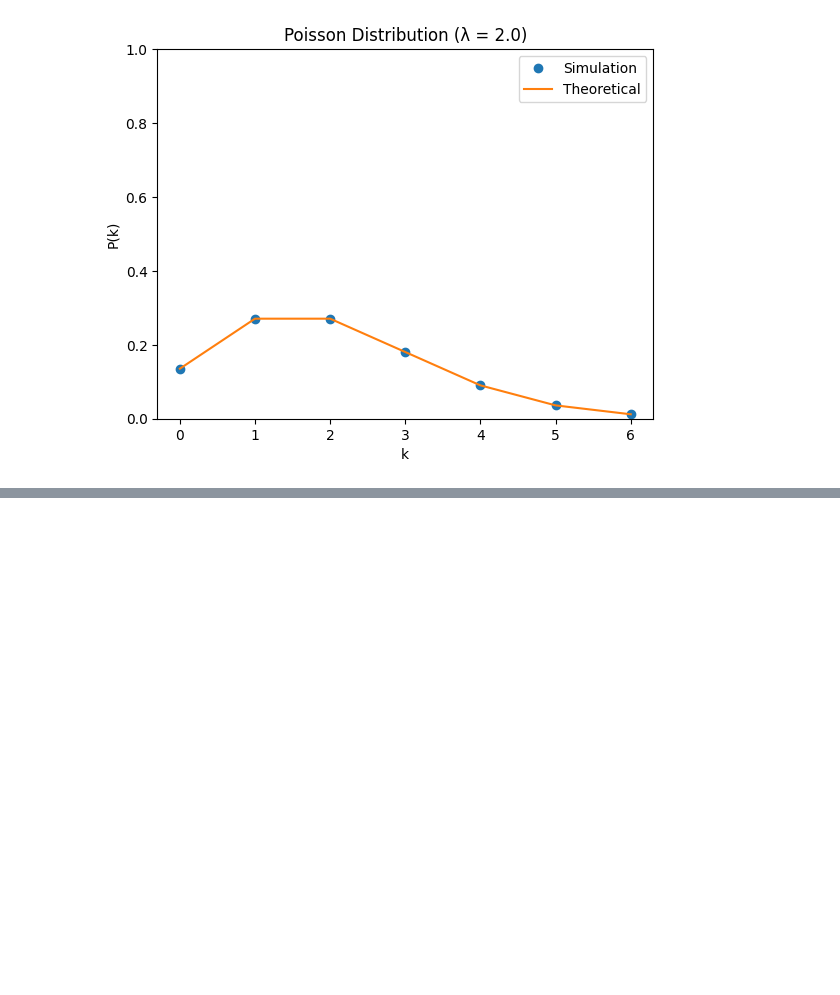
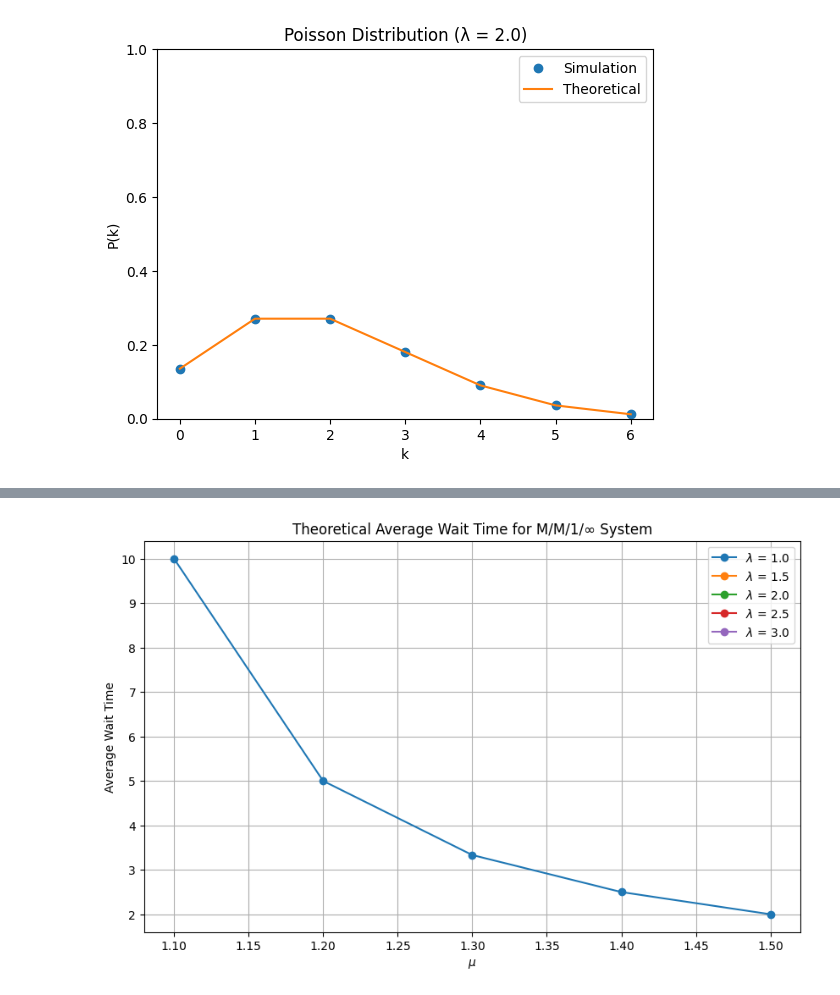
Before and after one commit to taniiicom/study-application-programming-exp, a Jupyter notebook: probabilistic-programming/rust/src/graph/drawer.ipynb, the cells around one changed output, grey strips where cells are left out. Saved outputs shown, nothing was run; the diff lists cells and outputs as text; code cells hidden in the pictures; blank space fills up the shorter version.

```diff
--- a/probabilistic-programming/rust/src/graph/drawer.ipynb
+++ b/probabilistic-programming/rust/src/graph/drawer.ipynb
@@ -184,0 +191,31 @@ plt.show()
+# %%
+import matplotlib.pyplot as plt
+import numpy as np
+
+# Parameters for the theoretical average wait time
+lambda_values = np.array([1.0, 1.5, 2.0, 2.5, 3.0])
+mu_values = np.linspace(0.6, 1.5, 10)
+
+# Function to calculate average wait time
+def average_wait_time(lambda_val, mu_val):
+    return lambda_val / (mu_val - lambda_val)
+
+# Plotting the theoretical average wait time for different lambda values
+plt.figure(figsize=(10, 6))
+for lambda_val in lambda_values:
+    wait_times = []
+    for mu_val in mu_values:
+        if mu_val > lambda_val:
+            wait_times.append(average_wait_time(lambda_val, mu_val))
+        else:
+            wait_times.append(np.nan)  # Avoiding negative or zero wait times
+    plt.plot(mu_values, wait_times, marker='o', linestyle='-', label=f'$\\lambda$ = {lambda_val}')
+
+plt.title('Theoretical Average Wait Time for M/M/1/∞ System')
+plt.xlabel('$\\mu$')
+plt.ylabel('Average Wait Time')
+plt.grid(True)
+plt.legend()
+plt.show()
+# %% [output]
+[figure, added]
```
Also changed, not shown: parts of 1 cell of this notebook, 13 other files.
